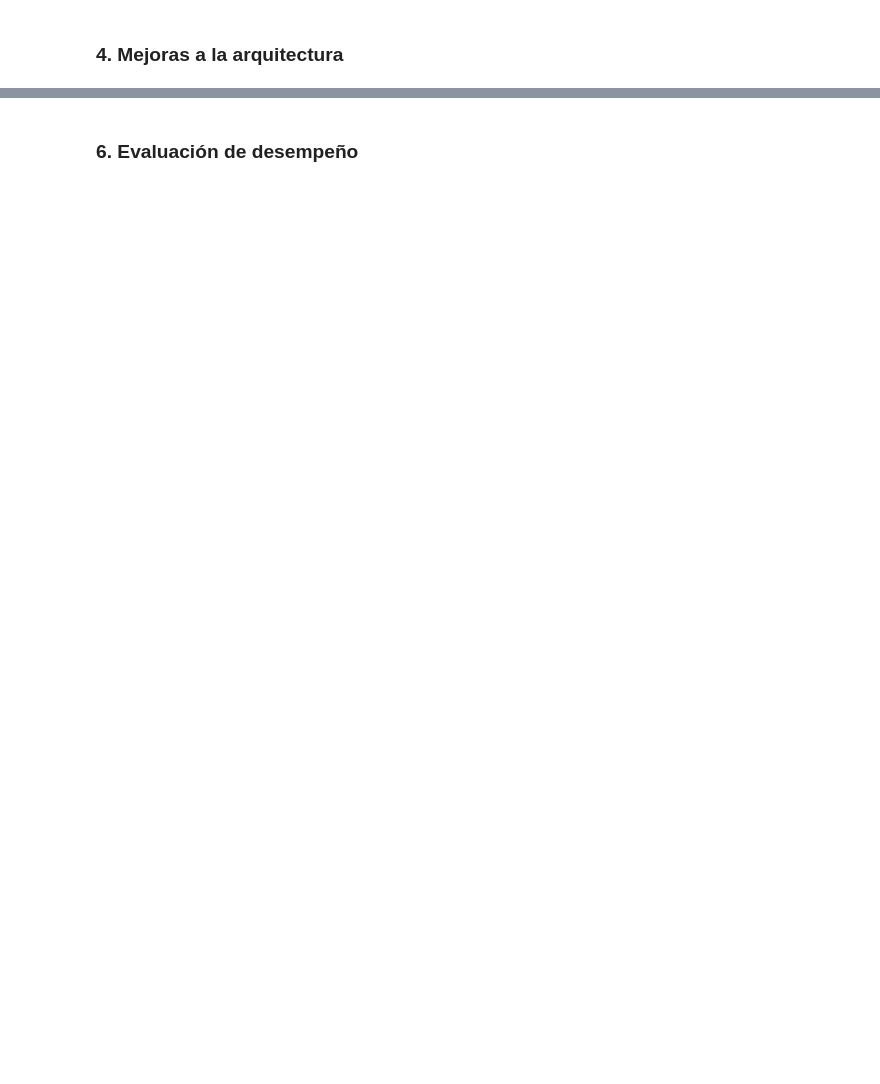
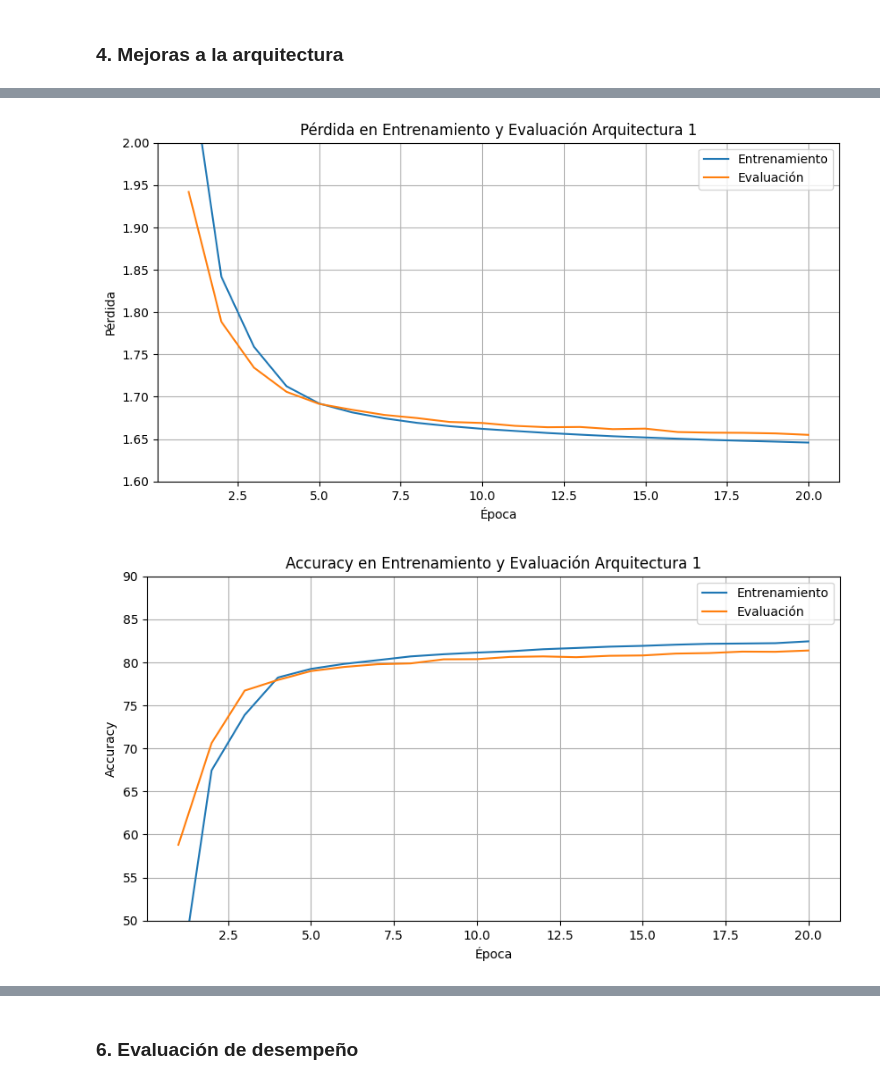
Before and after one commit to julianrdzf/AA-Lab_4-Redes_Neuronales, a Jupyter notebook: NeuralNetwork.ipynb, the cells around one changed output, grey strips where cells are left out. Drawn from its saved outputs; the diff is of its cells as text; code cells hidden in the pictures; blank space fills up the shorter version.

```diff
--- a/NeuralNetwork.ipynb
+++ b/NeuralNetwork.ipynb
@@ -200,12 +208,12 @@ Con el fin de mejorar los resultados, podemos realizar pruebas modificando algun
 # %%
 
-lr=0.5
-epochs=100
+lr=0.1
+epochs=20
 torch.manual_seed(55)
 model_v0=FFv0(28*28,32).to(device)
 loss_fn = torch.nn.CrossEntropyLoss()
 optimizer = torch.optim.SGD(model_v0.parameters(), lr=lr)
 
-history=train_model(model_v0, train_dataloader, test_dataloader, loss_fn, optimizer, epochs)
+history_0_20=train_model(model_v0, train_dataloader, test_dataloader, loss_fn, optimizer, epochs)
 # %% [output]
 Epoca: 1 ---
@@ -226,2 +234,7 @@ Test loss: 1.58471 | Test accuracy: 70.88%
 
 ------------
+# %%
+plot_results(history_0_20,'Accuracy en Entrenamiento y Evaluación Arquitectura 1',[[1.6,2],[50,90]])
+# %% [output]
+[figure, added]
+[figure, added]
```
Also changed, not shown: parts of 40 cells of this notebook, 2 other files.
